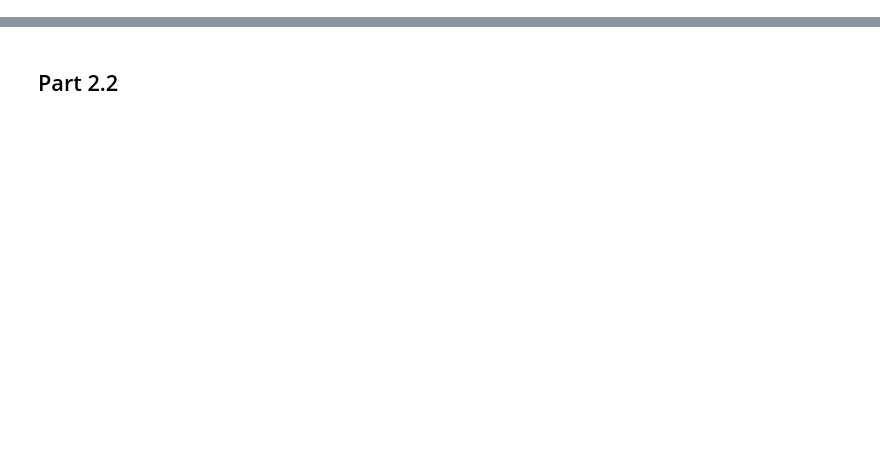
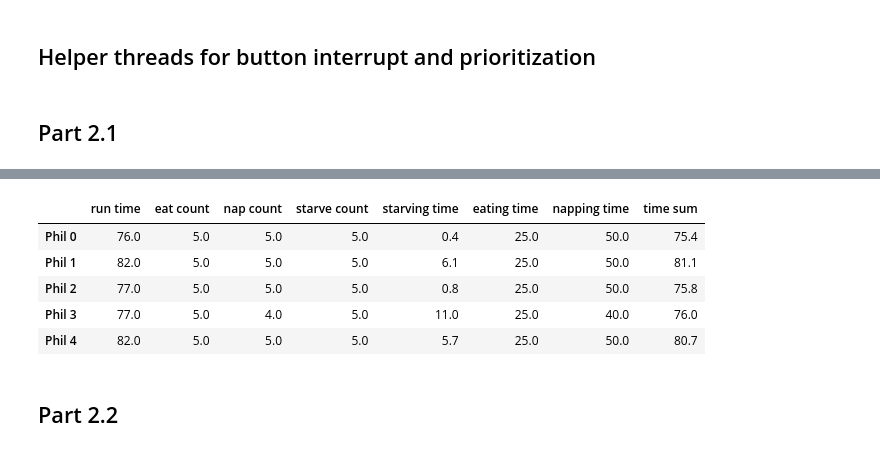
Before and after one commit to ramucsd/WES237A, a Jupyter notebook: Assignment2draftRM.ipynb, the cells around one changed output, grey strips where cells are left out. Drawn from its saved outputs; the diff is of its cells as text; code cells hidden in the pictures; blank space fills up the shorter version.

```diff
--- a/Assignment2draftRM.ipynb
+++ b/Assignment2draftRM.ipynb
@@ -21,14 +25,6 @@ def blink(t, f, n):
     led_on = False
 
     if n == 4:
-        '''
-        for i in range(1,t+1):
-            led_pwr = i % 2
-            pins['green'].write(led_pwr)
-            time.sleep(d)
-        pins['green'].write(0)
-        '''
-
         while time.time() < end_time:
             if not led_on:
                 base.rgbleds[4].on(0b010)
@@ -146,3 +51,5 @@ def philosopher_t(left_fork, right_fork, num):
+# %% [markdown]
+## Helper threads for button interrupt and prioritization
 # %%
 def button_t():
     global stop
@@ -242,0 +135,2 @@ def able_to_eat(index):
+# %% [markdown]
+## Part 2.1
@@ -259,7 +243,13 @@ next_to_eat = 0 #global var for scheduling next to eat
 q = queue.Queue() #queue to keep track of the order the philosophers finished eating
 a = [0, 0, 0, 0, 0] #array to keep track of priority (how many times the philosophers ate)
 eating = [False, False, False, False, False]
+napping = [False, False, False, False, False]
 nextq = queue.Queue()
+
+cols = ['run time', 'eat count', 'nap count', 'starve count', 'starving time',
+      'eating time', 'napping time', 'time sum']
+rows = ['Phil 0', 'Phil 1', 'Phil 2', 'Phil 3', 'Phil 4']
+data = pd.DataFrame(np.zeros((5,8)),rows,cols)
 
 #start with 0 and 2
 nextq.put(0)
@@ -286,7 +276,7 @@ for i in range(5):
     threads.append(t)
     t.start()
 
-#thread for button interrupt
+#thread for waiter (prioritization)
 t = threading.Thread(target=waiter_t, args=())
 threads.append(t)
 t.start()
@@ -302,4 +292,6 @@ for t in threads:
     print('{} joined'.format(name))
 
 print("Program terminated")
+data = data.round(1)
+data
 # %% [output]
@@ -322,4 +314,10 @@ Thread-17 joined
 Program terminated
+|  | run time | eat count | nap count | starve count | starving time | eating time | napping time | time sum |
+| Phil 0 | 76.0 | 5.0 | 5.0 | 5.0 | 0.4 | 25.0 | 50.0 | 75.4 |
+| Phil 1 | 82.0 | 5.0 | 5.0 | 5.0 | 6.1 | 25.0 | 50.0 | 81.1 |
+| Phil 2 | 77.0 | 5.0 | 5.0 | 5.0 | 0.8 | 25.0 | 50.0 | 75.8 |
+| Phil 3 | 77.0 | 5.0 | 4.0 | 5.0 | 11.0 | 25.0 | 40.0 | 76.0 |
+| Phil 4 | 82.0 | 5.0 | 5.0 | 5.0 | 5.7 | 25.0 | 50.0 | 80.7 |
 # %% [markdown]
 ## Part 2.2
 # %%
```
Also changed, not shown: parts of 11 cells of this notebook.
